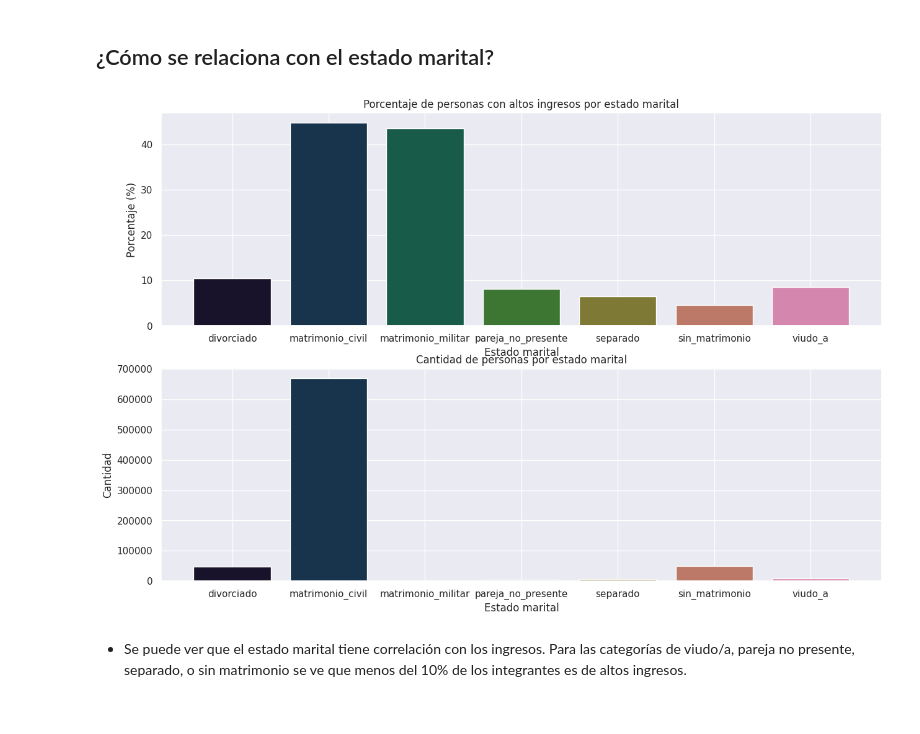
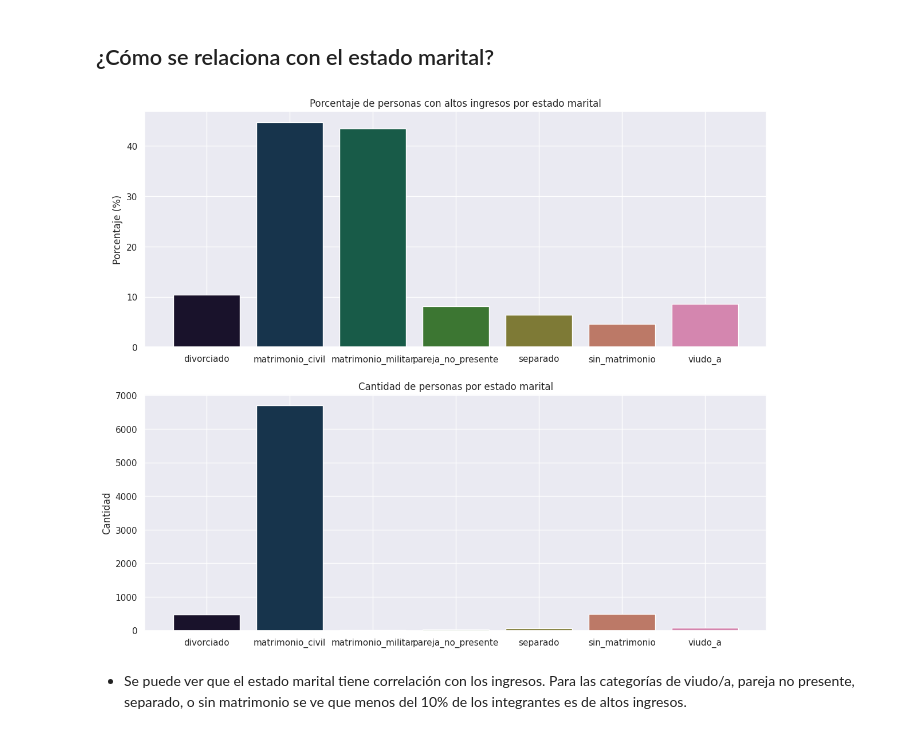
Before and after one commit to TomasArrachea/TP-Organizacion-de-Datos, a Jupyter notebook: informe.ipynb, the cells around one changed output. Drawn from its saved outputs; the diff is of its cells as text; code cells hidden in the pictures.

```diff
--- a/informe.ipynb
+++ b/informe.ipynb
@@ -435,24 +435,24 @@ plt.show()
 # %%
 df_total = df
 df_filtrado = df[df['tiene_alto_valor_adquisitivo'] == 1]
 
 df_r = (df_filtrado['estado_marital'].value_counts() / df_total['estado_marital'].value_counts()).sort_index(ascending=True)
 df_cantidad = (df_filtrado['estado_marital'].value_counts()).sort_index(ascending = True)
 
-fig, axes = plt.subplots(nrows=2, ncols=1, dpi=100, figsize=(15, 10))
+fig, axes = plt.subplots(nrows=2, ncols=1, dpi=100, figsize=(14, 12))
 
 axes[0].bar(df_r.index, (df_r.values)*100, color =sns.color_palette('cubehelix', 10))
 axes[0].set_ylabel("Porcentaje (%)")
-axes[0].set_xlabel("Estado marital")
+# axes[0].set_xlabel("Estado marital")
 axes[0].set_title("Porcentaje de personas con altos ingresos por estado marital")
 
-axes[1].bar(df_cantidad.index, df_cantidad.values*100, color =sns.color_palette('cubehelix', 10))
+axes[1].bar(df_cantidad.index, df_cantidad.values, color =sns.color_palette('cubehelix', 10))
 axes[1].set_ylabel("Cantidad")
-axes[1].set_xlabel("Estado marital")
+# axes[1].set_xlabel("Estado marital")
 axes[1].set_title("Cantidad de personas por estado marital")
 plt.show()
 # %% [output]
-[figure, old version]
+[figure, new version]
 # %% [markdown]
 - Se puede ver que el estado marital tiene correlación con los ingresos. Para las categorías de viudo/a, pareja no presente, separado, o sin matrimonio se ve que menos del 10% de los integrantes es de altos ingresos.
 # %% [markdown]
```
Also changed, not shown: parts of 22 cells of this notebook.
